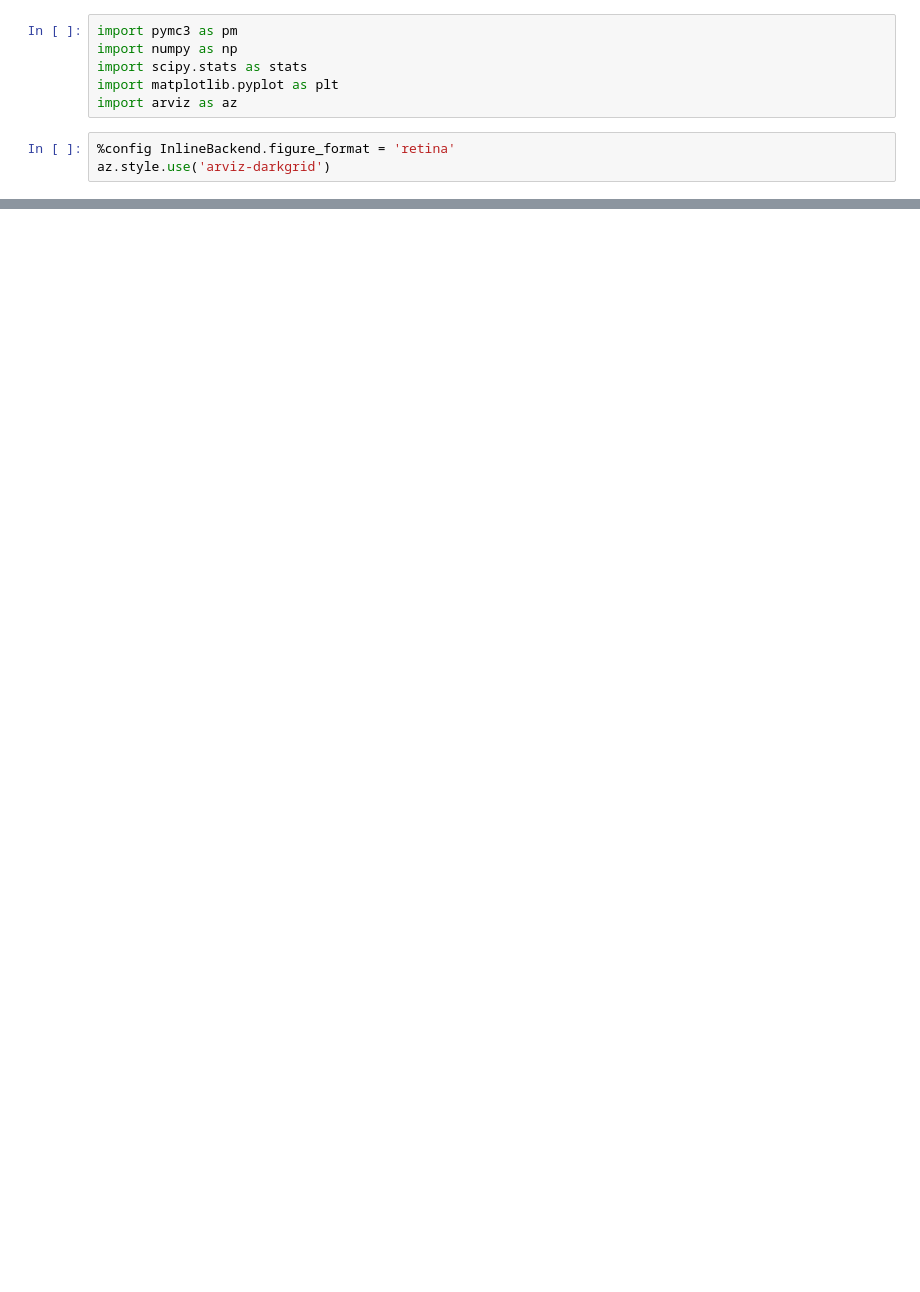
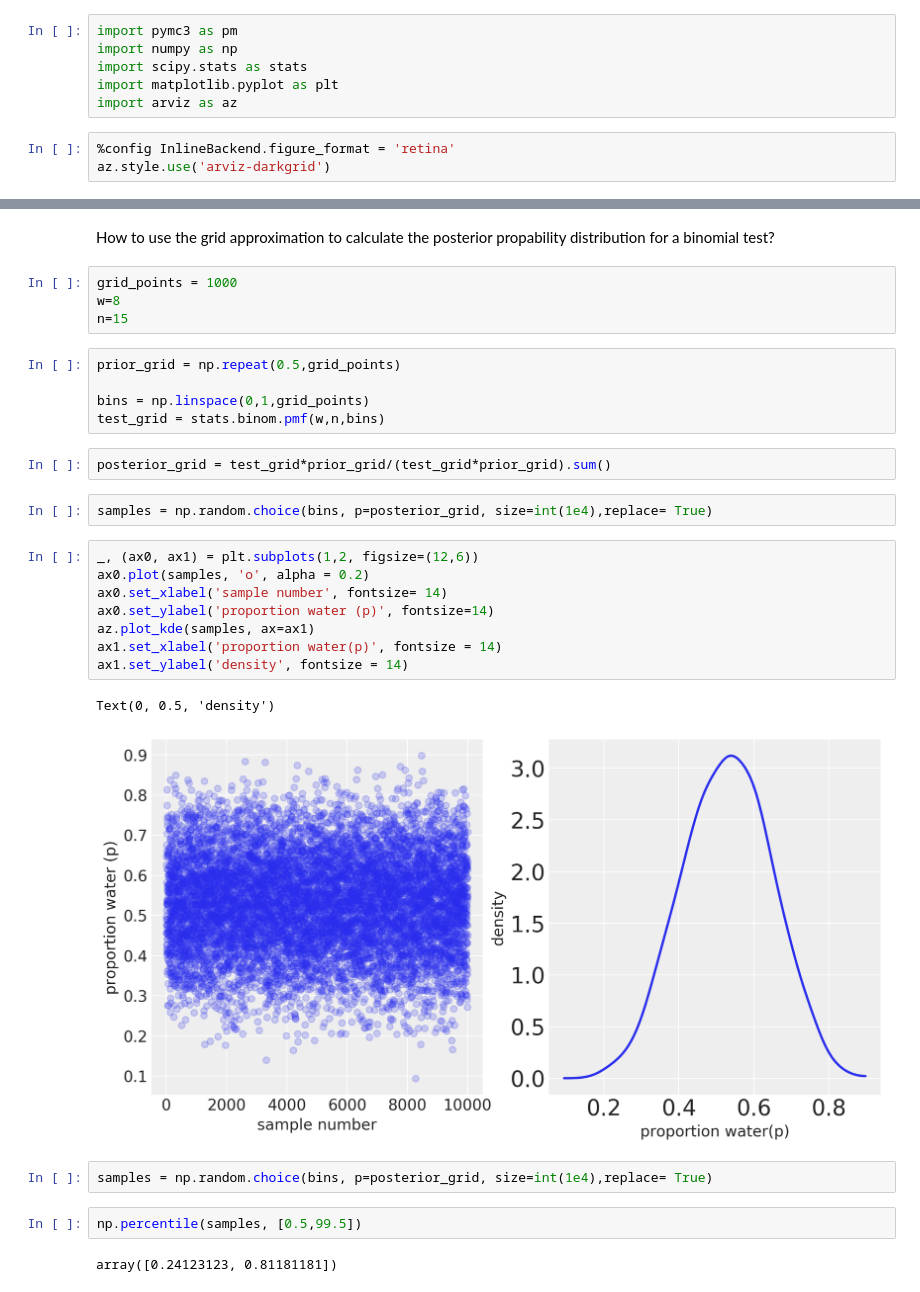
Before and after one commit to Voda88/Statistical-Rethinking, a Jupyter notebook: Chapter 3.ipynb, the cells around one changed output, grey strips where cells are left out. Saved outputs shown, nothing was run; the diff lists cells and outputs as text; blank space fills up the shorter version.

```diff
--- a/Chapter 3.ipynb
+++ b/Chapter 3.ipynb
@@ -21,0 +27,32 @@ $$ Pr(mortal) = 1 - Pr(vampire) $$
+# %% [markdown]
+How to use the grid approximation to calculate the posterior propability distribution for a binomial test?
+# %%
+grid_points = 1000
+w=8
+n=15
+# %%
+prior_grid = np.repeat(0.5,grid_points)
+
+bins = np.linspace(0,1,grid_points)
+test_grid = stats.binom.pmf(w,n,bins)
+# %%
+posterior_grid = test_grid*prior_grid/(test_grid*prior_grid).sum()
+# %%
+samples = np.random.choice(bins, p=posterior_grid, size=int(1e4),replace= True)
+# %%
+_, (ax0, ax1) = plt.subplots(1,2, figsize=(12,6))
+ax0.plot(samples, 'o', alpha = 0.2)
+ax0.set_xlabel('sample number', fontsize= 14)
+ax0.set_ylabel('proportion water (p)', fontsize=14)
+az.plot_kde(samples, ax=ax1)
+ax1.set_xlabel('proportion water(p)', fontsize = 14)
+ax1.set_ylabel('density', fontsize = 14)
+# %% [output]
+Text(0, 0.5, 'density')
+[figure, added]
+# %%
+samples = np.random.choice(bins, p=posterior_grid, size=int(1e4),replace= True)
+# %%
+np.percentile(samples, [0.5,99.5])
+# %% [output]
+array([0.24123123, 0.81181181])
```
Also changed, not shown: parts of 22 cells of this notebook.
